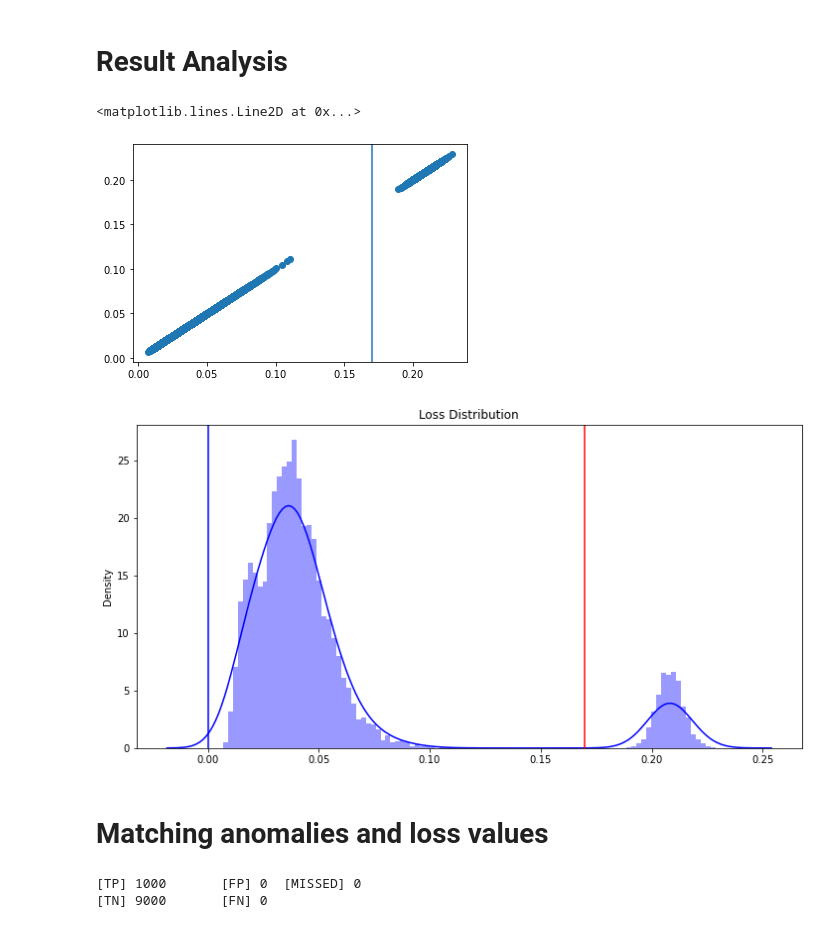
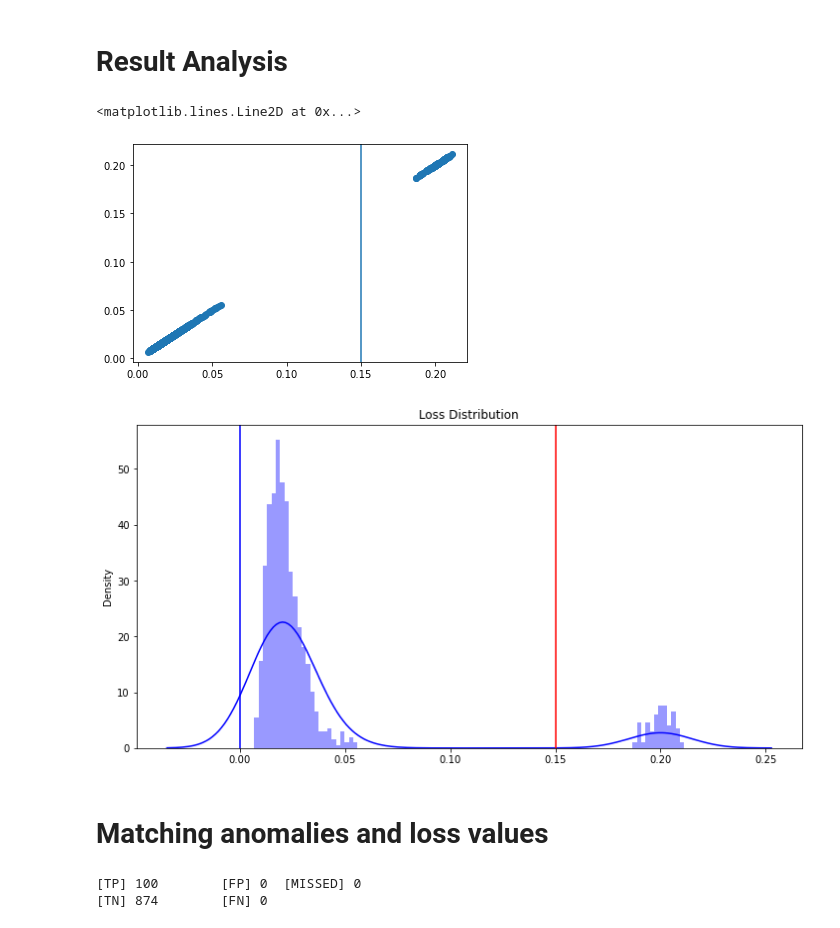
Before and after one commit to johnwslee/Data_Science_Libraries, a Jupyter notebook: PyTorch/practice_anomaly_detection_autoencoder_CNN_only_8.ipynb, the cells around one changed output. Cells and saved outputs as stored; diff of their text form; code cells hidden in the pictures.

```diff
--- a/PyTorch/practice_anomaly_detection_autoencoder_CNN_only_8.ipynb
+++ b/PyTorch/practice_anomaly_detection_autoencoder_CNN_only_8.ipynb
@@ -364,7 +364,7 @@ with torch.no_grad():
 # %%
 model.eval()
 loss_dist = []
-anom = pd.read_csv('data/mnist_test_anom.csv', index_col=[0])
+anom = pd.read_csv('data/mnist_test_anom_only_8.csv', index_col=[0])
 
 for i in range(len(anom)):
     data = torch.from_numpy(np.array(anom.iloc[i][1:])/255).float()
@@ -381,25 +381,25 @@ loss_sc = []
 for i in loss_dist:
     loss_sc.append((i,i))
 plt.scatter(*zip(*loss_sc))
-plt.axvline(0.17, 0.0, 1)
+plt.axvline(0.15, 0.0, 1)
 # %% [output]
 <matplotlib.lines.Line2D at 0x...>
-[figure, old version]
+[figure, new version]
 # %%
 lower_threshold = 0.0
-upper_threshold = 0.17
+upper_threshold = 0.15
 plt.figure(figsize=(12,6))
 plt.title('Loss Distribution')
 sns.distplot(loss_dist,bins=100,kde=True, color='blue')
 plt.axvline(upper_threshold, 0.0, 10, color='r')
 plt.axvline(lower_threshold, 0.0, 10, color='b')
 plt.show();
 # %% [output]
-[figure, old version]
+[figure, new version]
 # %% [markdown]
 # Matching anomalies and loss values
 # %%
-df = pd.read_csv('data/mnist_test_anom.csv', index_col=[0])
+df = pd.read_csv('data/mnist_test_anom_only_8.csv', index_col=[0])
 ddf = pd.DataFrame(columns=df.columns)
 tp = 0
 fp = 0
@@ -424,8 +424,8 @@ for i in range(len(loss_dist)):
 print('[TP] {}\t[FP] {}\t[MISSED] {}'.format(tp, fp, total_anom-tp))
 print('[TN] {}\t[FN] {}'.format(tn, fn))
 # %% [output]
-[TP] 1000       [FP] 0  [MISSED] 0
-[TN] 9000       [FN] 0
+[TP] 100        [FP] 0  [MISSED] 0
+[TN] 874        [FN] 0
 # %%
 # Confusion Matrix
 
```
Also changed, not shown: parts of 6 cells of this notebook, 2 other files.
